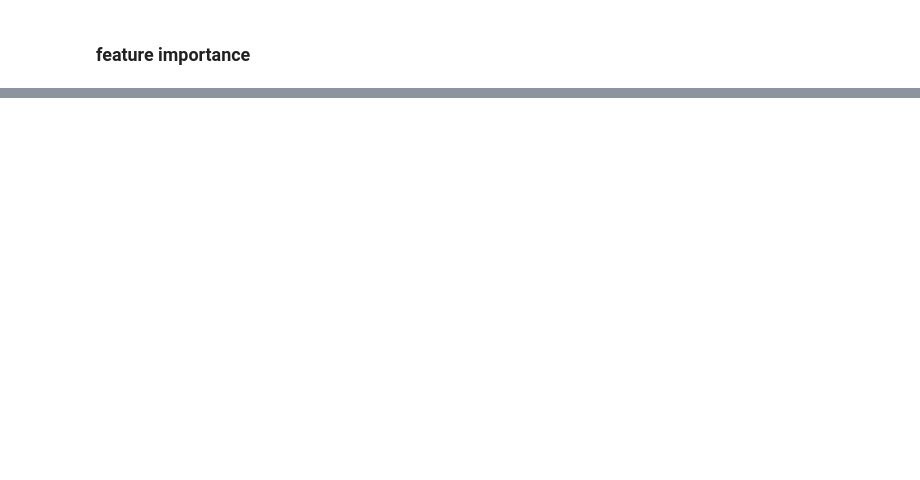
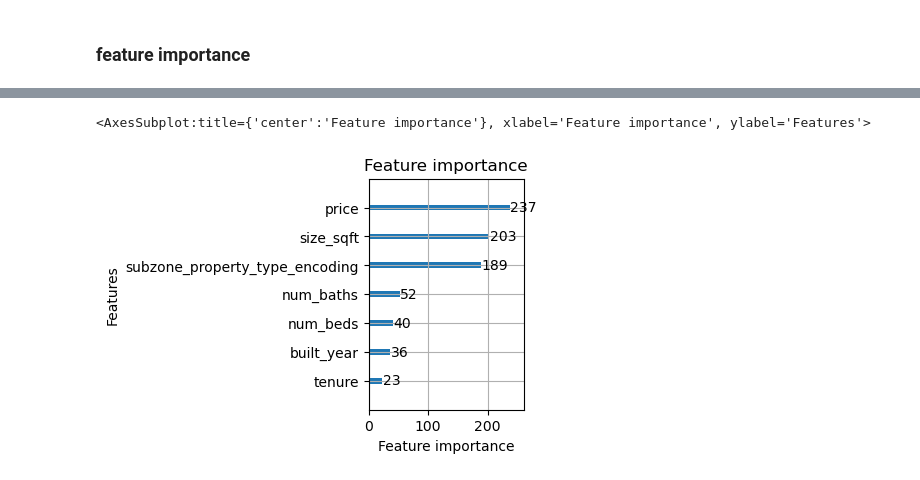
Before and after one commit to PigeonPhobia/no-bylan-regressor, a Jupyter notebook: Recommendation Engine.ipynb, the cells around one changed output, grey strips where cells are left out. Cells and saved outputs as stored; diff of their text form; code cells hidden in the pictures; blank space fills up the shorter version.

```diff
--- a/Recommendation Engine.ipynb
+++ b/Recommendation Engine.ipynb
@@ -274,0 +304,5 @@ lgb.plot_importance(gbm, figsize = (10,8))
+# %%
+lgb.plot_importance(gbm_model, figsize = (2,3))
+# %% [output]
+<AxesSubplot:title={'center':'Feature importance'}, xlabel='Feature importance', ylabel='Features'>
+[figure, added]
```
Also changed, not shown: parts of 49 cells of this notebook.
